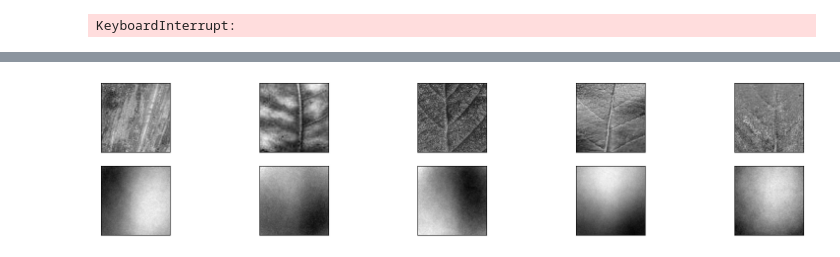
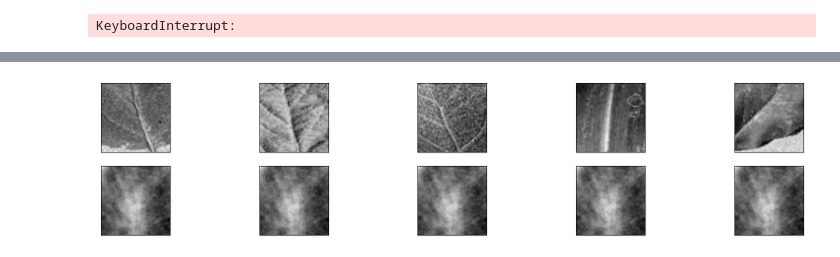
Before and after one commit to juanignava/Patrones.Project3, a Jupyter notebook: autoencoder.ipynb, the cells around one changed output, grey strips where cells are left out. Saved outputs shown, nothing was run; the diff lists cells and outputs as text; code cells hidden in the pictures.

```diff
--- a/autoencoder.ipynb
+++ b/autoencoder.ipynb
@@ -15,7 +15,7 @@ from keras.layers import Conv2D, Conv2DTranspose, Flatten, MaxPooling2D, UpSampl
 -- Load data from analysis dataset --
 """
 
-parent_folder_path = "images/analysis_dataset/"
+parent_folder_path = "images/resized_dataset/"
 
 categories = {}
 
@@ -48,11 +48,11 @@ for cat_folder, value in categories.items():
         image_array = np.array(image)
 
         # verify all images are of the desired size
-        if image.size != (100, 100):
+        if image.size != (64, 64):
             print(file_path, " IS NOT 250x250, it is: ", image.size)
             continue
 
-        if image_array.shape != (100, 100):
+        if image_array.shape != (64, 64):
             image_array = np.dot(image_array[..., :3], [0.2989, 0.5870, 0.1140])
 
         arrays.append(image_array)
@@ -114,17 +114,16 @@ decoded = Dense(4096, activation='sigmoid')(decoded)
 autoencoder = Model(input_img, decoded)
 
 # Compilar el modelo
-optimizer = Adam(learning_rate = 0.1)
+optimizer = Adam(learning_rate = 0.01)
 autoencoder.compile(optimizer=optimizer, loss='MSE', metrics=['accuracy'])
 
 print("Before fit autoencoder")
 
 # Entrenar el autoencoder
 autoencoder.fit(X_auto, X_auto,
-                epochs=100,
+                epochs=10,
                 batch_size=256,
-                shuffle=True,
-                validation_data=(X_train, X_train))
+                shuffle=True)
 
 print("after autoencoder")
 # Obtener el vector latente (representación codificada)
@@ -205,14 +207,14 @@ plt.figure(figsize=(20, 4))
 for i in range(n):
     # Imagen original
     ax = plt.subplot(2, n, i + 1)
-    plt.imshow(X_test[i].reshape(100, 100))
+    plt.imshow(X_test[i].reshape(64, 64))
     plt.gray()
     ax.get_xaxis().set_visible(False)
     ax.get_yaxis().set_visible(False)
 
     # Imagen reconstruida
     ax = plt.subplot(2, n, i + 1 + n)
-    plt.imshow(reconstructed_imgs[i].reshape(100, 100))
+    plt.imshow(reconstructed_imgs[i].reshape(64, 64))
     plt.gray()
     ax.get_xaxis().set_visible(False)
     ax.get_yaxis().set_visible(False)
@@ -222,3 +224,3 @@ plt.show()
-[figure, old version]
+[figure, new version]
 # %%
 # Definir la arquitectura del clasificador utilizando el vector latente como entrada
```
Also changed, not shown: parts of 3 cells of this notebook.
